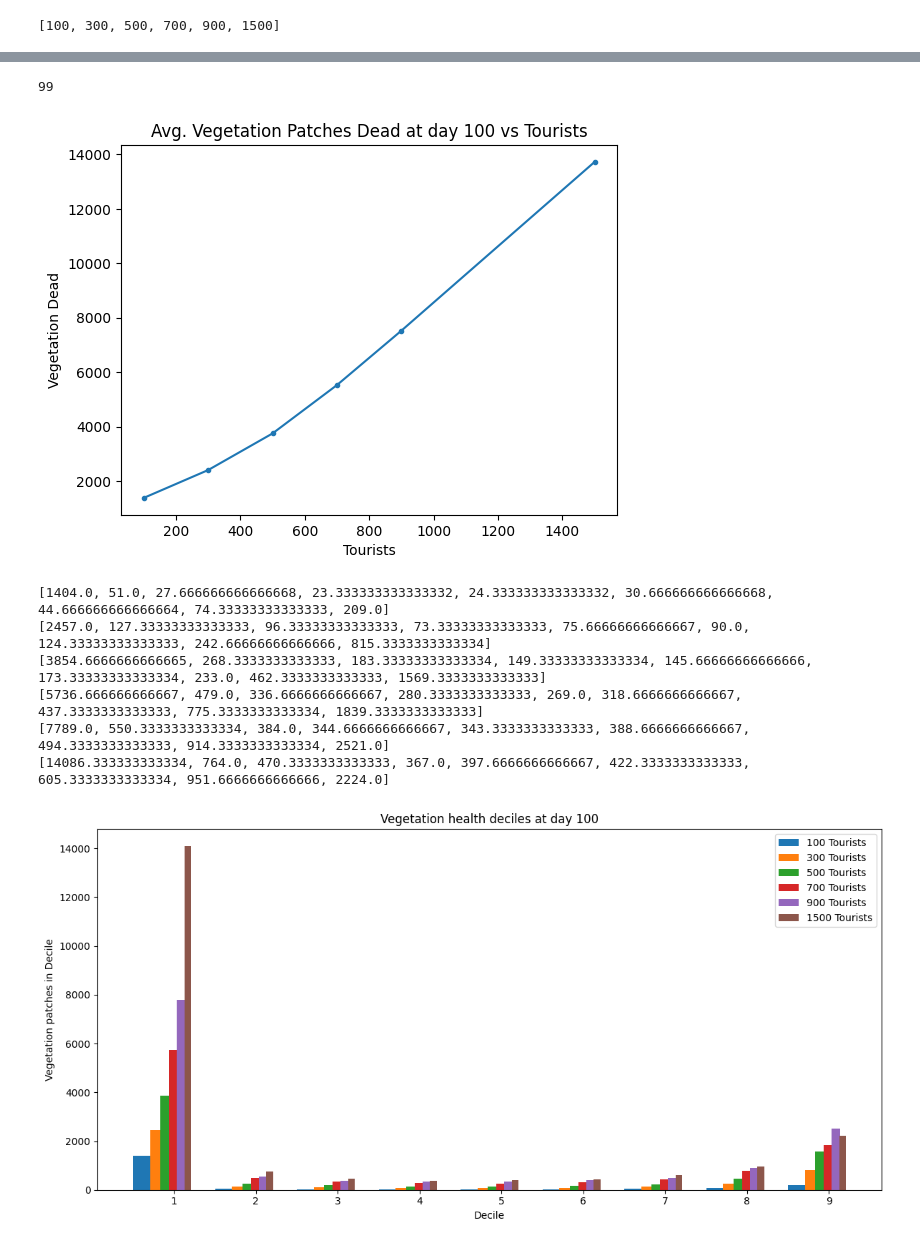
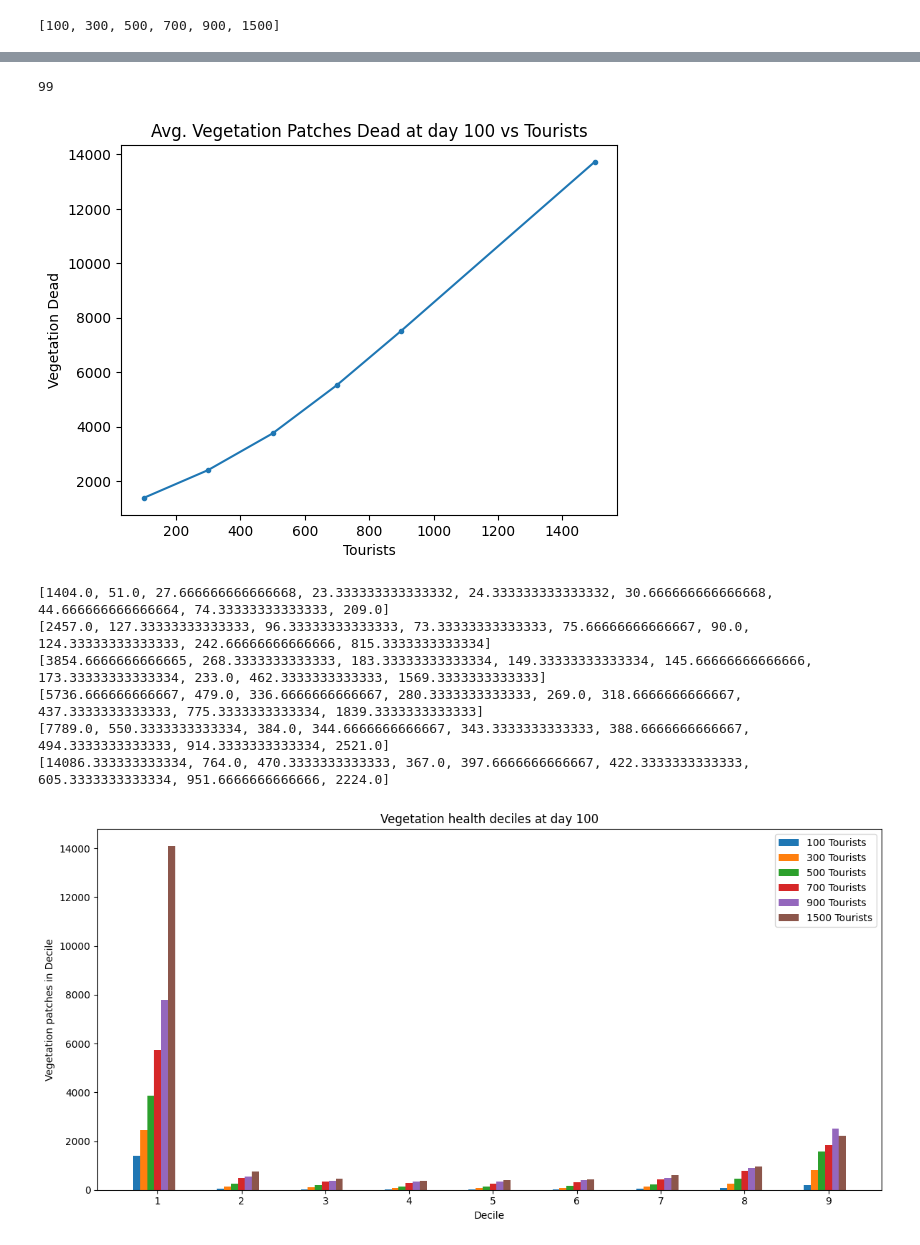
Before and after one commit to lfelstead/COMP90083Project2, a Jupyter notebook: data-analysis.ipynb, the cells around one changed output, grey strips where cells are left out. Drawn from its saved outputs; the diff is of its cells as text; code cells hidden in the pictures.

```diff
--- a/data-analysis.ipynb
+++ b/data-analysis.ipynb
@@ -83,7 +83,7 @@ def run_plots(file):
     for i, c in enumerate(tourist_counts):
         series = [last_day[last_day['tourist-count'] == c]['vegetation-decile ' + str(j)].mean() for j in labels]
         print(series)
-        bars.append(ax.bar((labels) + (width/6) * (i-3), series, width/(i+1), label=f"{c} Tourists"))
+        bars.append(ax.bar((labels) + (width/6) * (i-3), series, width/6, label=f"{c} Tourists"))
 
 
     ax.set_title('Vegetation health deciles at day 100')
@@ -96,17 +96,17 @@ def run_plots(file):
 
     plt.show()
 # %%
-run_plots('cradlemountain experiment-table-100.csv')
+run_plots('Results/cradlemountain experiment-table-100.csv')
 # %% [output]
 [100, 300, 500, 700, 900, 1500]
 [figure]
 [figure]
 99
 [figure]
 [1404.0, 51.0, 27.666666666666668, 23.333333333333332, 24.333333333333332, 30.666666666666668, 44.666666666666664, 74.33333333333333, 209.0]
 [2457.0, 127.33333333333333, 96.33333333333333, 73.33333333333333, 75.66666666666667, 90.0, 124.33333333333333, 242.66666666666666, 815.3333333333334]
 [3854.6666666666665, 268.3333333333333, 183.33333333333334, 149.33333333333334, 145.66666666666666, 173.33333333333334, 233.0, 462.3333333333333, 1569.3333333333333]
 [5736.666666666667, 479.0, 336.6666666666667, 280.3333333333333, 269.0, 318.6666666666667, 437.3333333333333, 775.3333333333334, 1839.3333333333333]
 [7789.0, 550.3333333333334, 384.0, 344.6666666666667, 343.3333333333333, 388.6666666666667, 494.3333333333333, 914.3333333333334, 2521.0]
 [14086.333333333334, 764.0, 470.3333333333333, 367.0, 397.6666666666667, 422.3333333333333, 605.3333333333334, 951.6666666666666, 2224.0]
-[figure, old version]
+[figure, new version]
```
Also changed, not shown: parts of 14 cells of this notebook, 32 other files.
